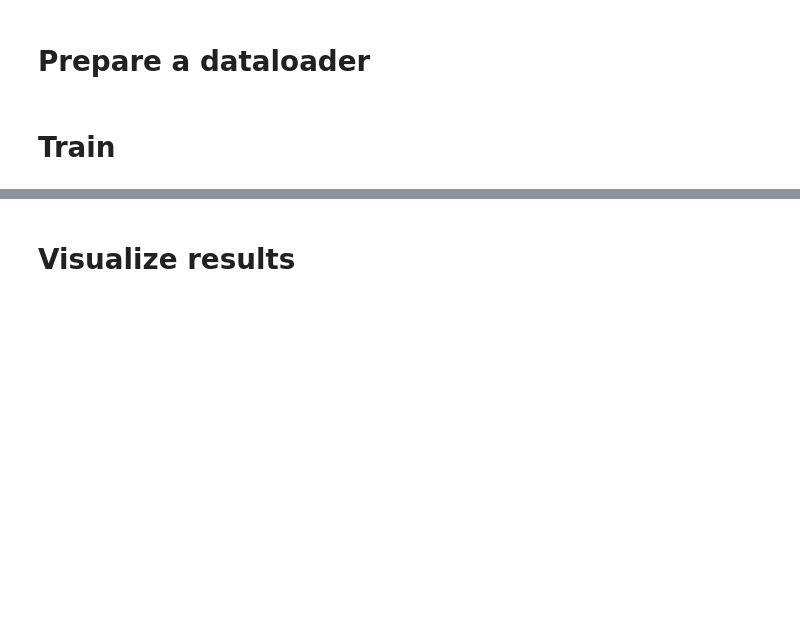
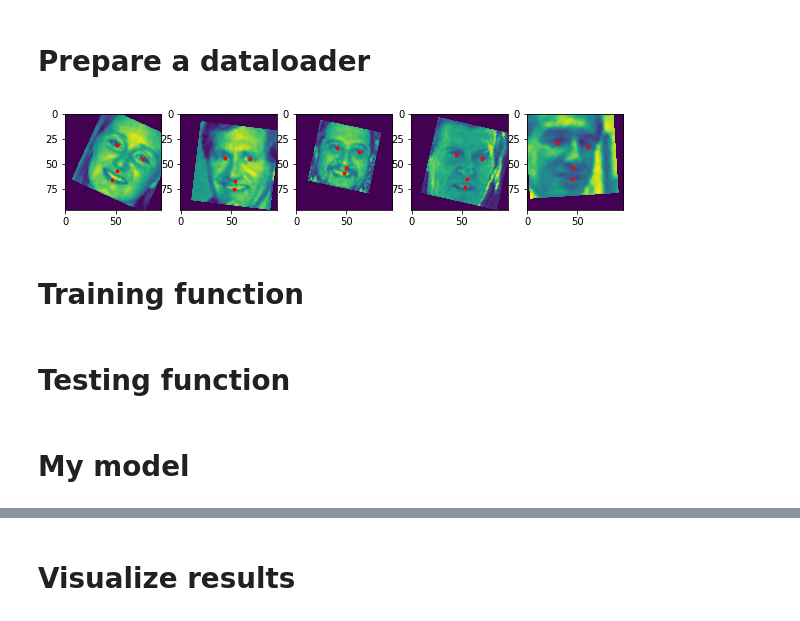
Before and after one commit to abauville/Kaggle_facial_keypoints, a Jupyter notebook: Facial_keypoints.ipynb, the cells around one changed output, grey strips where cells are left out. Saved outputs shown, nothing was run; the diff lists cells and outputs as text; code cells hidden in the pictures; blank space fills up the shorter version.

```diff
--- a/Facial_keypoints.ipynb
+++ b/Facial_keypoints.ipynb
@@ -297,21 +285,83 @@ data_transforms_train = transforms.Compose([
 # %%
 class MyDataset(torch.utils.data.Dataset):
-    def __init__(self, image_dataframe, label_dataframe):
+    def __init__(self, image_dataframe, label_dataframe, mode='train'):
         self.img_df = image_dataframe
         self.label_df = label_dataframe
 
+        self.normalize = transforms.Compose([
+#             transforms.ToTensor(),
+            transforms.Normalize([0.485, 0.456, 0.406], [0.229, 0.224, 0.225])
+            ])
+        self.mode = mode
     def __len__(self):
         return self.img_df.shape[0]
 
+    def augment_data(self, img, label):
+        # Random transformation of image and label
+        maxshift = 96/8
+        maxdegrees = 30.0
+        dx, dy = ((np.random.rand(2)-0.5)*2.*maxshift).astype(int)
+
+#         dx, dy = 10,20
+        scale = np.random.rand()+.5 # scaling between 0.5 and 1.5
+        degrees = (np.random.rand()-0.5)*2.*maxdegrees
+#         degrees=30.0
+        scale = .6+np.random.rand()*.7 # range 0.6 - 1.6
+        # scale = 1.0
+        img = torchvision.transforms.functional.affine(img, angle=degrees, translate=[dx, dy],scale=scale,shear=0.0)
+#         img = torchvision.transforms.functional.affine(img, angle=degrees, translate=[0.0, 0.0],scale=1.0,shear=0.0)
+
+        theta = degrees/180.0*np.pi
+        rot_mat = torch.tensor([[np.cos(theta), -np.sin(theta)],
+                            [np.sin(theta),  np.cos(theta)]])
+        label2d = torch.cat([label[::2].reshape(1,-1), label[1::2].reshape(1,-1)],dim=0)
+
+        # Rotation is applied with the center of the image as the center, so we need to shift, rotate, shift back
+        label2d -= 96/2
+        label2d *= scale
+        label2d = rot_mat@label2d
+        label2d += 96/2
+
+        label2d[0,:] += dx
+        label2d[1,:] += dy
+
+        label[0::2] = label2d[0,:]
+        label[1::2] = label2d[1,:]
+
+
+
+        return img, label
+
     def __getitem__(self, index):
-        T = transforms.Normalize([0.485, 0.456, 0.406], [0.229, 0.224, 0.225])
 
         img = torch.from_numpy(self.img_df.iloc[index].item()).reshape(1,96,96)
         label = torch.from_numpy(np.array(self.label_df.iloc[index]))#.astype(torch.float64)
 
+        img = (torch.cat([img,img,img],dim=0)).float()
+        # img = img.float()
+        if self.mode == 'train':
+            img, label = self.augment_data(img, label)
+
         return (
-            (torch.cat([img,img,img],dim=0)).float(), # making a RGB image out of a gray one
+            # self.normalize(img), # making a RGB image out of a gray one
+            img,
             label.float()
         )
 
-dataset = MyDataset(images_df, keypoints_df)
+dataset_train = MyDataset(img_df_train, kp_df_train, mode='train')
+# dataset_train.__getitem__(0)
+
+# Test dataset
+# dataset = MyDataset(images_df, keypoints_df)
+batch_size = 1
+dataloader = torch.utils.data.DataLoader(dataset_train, batch_size=batch_size, shuffle=True)
+n = 5
+fig, ax = plt.subplots(1,5,figsize=[10,5])
+for i, (img, label) in enumerate(dataloader):
+    plt.sca(ax[i])
+    plt.imshow(img[0,0,:,:])
+    plt.plot(label[0,::2],label[0,1::2],'.r')
+    if i==n-1:
+        break
+# %% [output]
+[figure, added]
@@ -321,3 +368,3 @@ dataloader = torch.utils.data.DataLoader(dataset, batch_size=batch_size, shuffle
 # %% [markdown]
-# Train
+# Training function
 # %%
@@ -342,0 +400,2 @@ def train(model, dataloader, optimizer, n_epoch, loss_fn, device):
+# %% [markdown]
+# Testing function
@@ -342,0 +417,2 @@ def train(model, dataloader, optimizer, n_epoch, loss_fn, device):
+# %% [markdown]
+# My model
```
Also changed, not shown: parts of 33 cells of this notebook.
